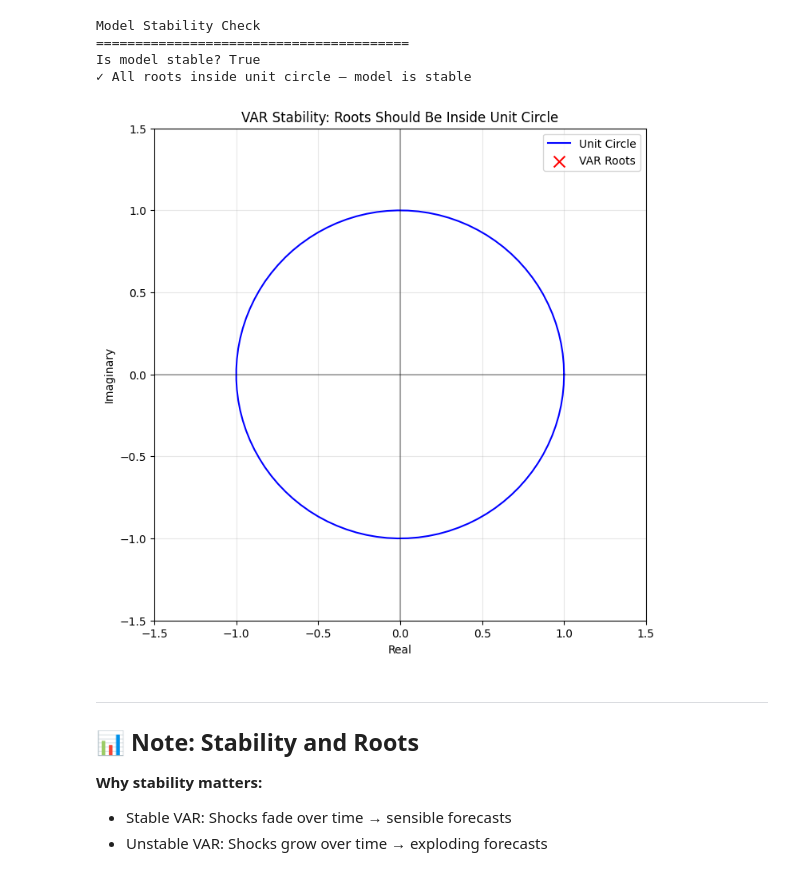
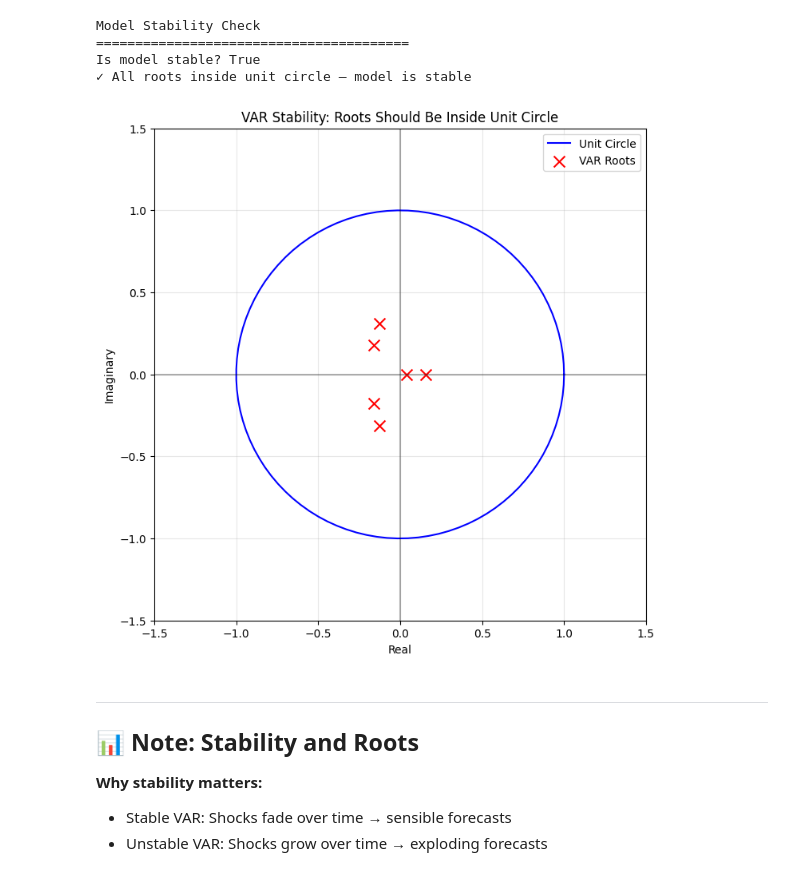
Before and after one commit to joeyedi1/crudearima, a Jupyter notebook: notebooks/var_practice.ipynb, the cells around one changed output. Saved outputs shown, nothing was run; the diff lists cells and outputs as text; code cells hidden in the pictures.

Commit message:
var fix eigenvalues visuals

```diff
--- a/notebooks/var_practice.ipynb
+++ b/notebooks/var_practice.ipynb
@@ -663,30 +663,30 @@ Is model stable? True
 # %%
 # Visualize the roots
 # Stable if all roots are inside the unit circle (radius < 1)
 
 fig, ax = plt.subplots(figsize=(8, 8))
 
 # Plot unit circle
 theta = np.linspace(0, 2*np.pi, 100)
 ax.plot(np.cos(theta), np.sin(theta), 'b-', label='Unit Circle')
 
 # Plot roots
-roots = var_results.roots
+roots = 1 /var_results.roots
 ax.scatter(roots.real, roots.imag, marker='x', s=100, c='red', label='VAR Roots')
 
 ax.set_xlim(-1.5, 1.5)
 ax.set_ylim(-1.5, 1.5)
 ax.set_aspect('equal')
 ax.axhline(y=0, color='k', linestyle='-', alpha=0.3)
 ax.axvline(x=0, color='k', linestyle='-', alpha=0.3)
 ax.set_xlabel('Real')
 ax.set_ylabel('Imaginary')
 ax.set_title('VAR Stability: Roots Should Be Inside Unit Circle')
 ax.legend()
 ax.grid(True, alpha=0.3)
 plt.show()
 # %% [output]
-[figure, old version]
+[figure, new version]
 # %% [markdown]
 ---
 
```
